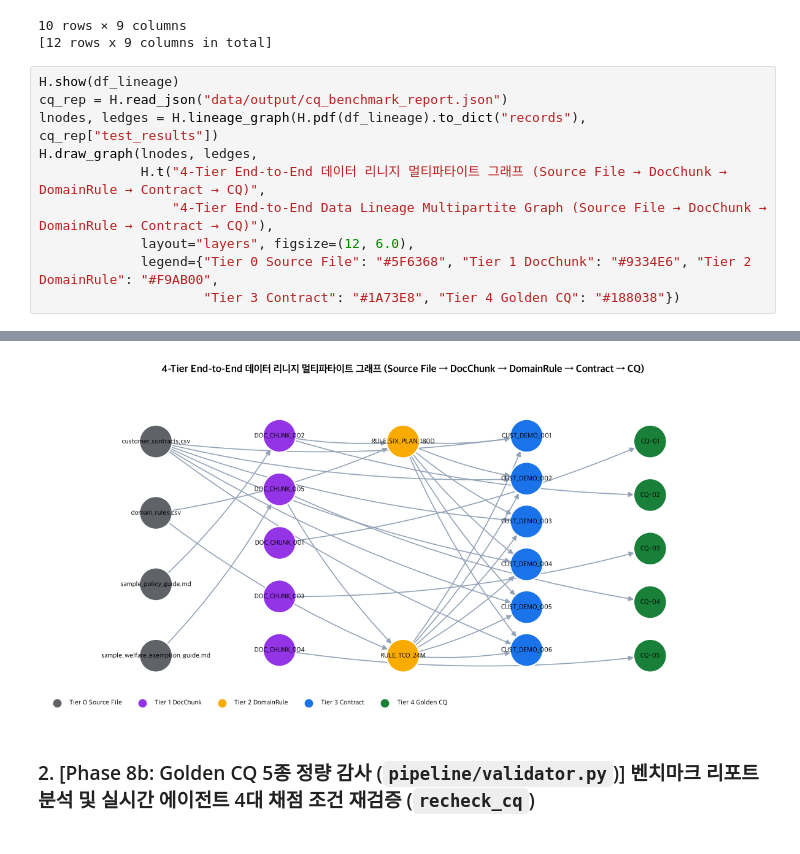
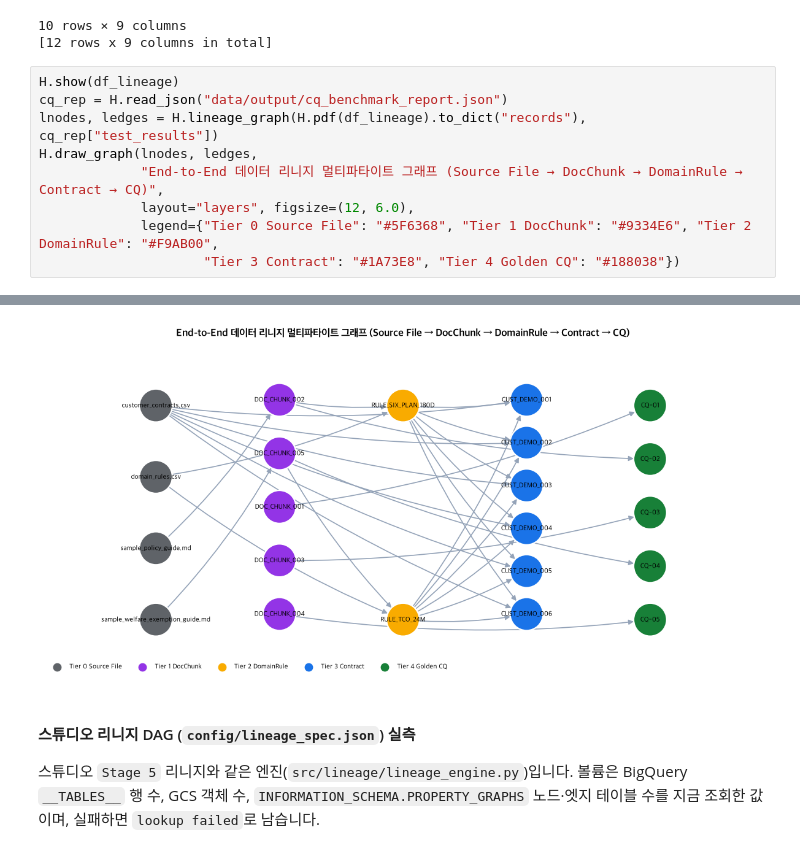
Before and after one commit to seanjungG/agentic-ontology-starter, a Jupyter notebook: notebooks/ko/stage5_lineage_and_evaluation_ko.ipynb, the cells around one changed output, grey strips where cells are left out. Drawn from its saved outputs; the diff is of its cells as text.

```diff
--- a/notebooks/ko/stage5_lineage_and_evaluation_ko.ipynb
+++ b/notebooks/ko/stage5_lineage_and_evaluation_ko.ipynb
@@ -64,28 +64,28 @@ ORDER BY c.contract_id, e.rule_id
 # %%
 H.show(df_lineage)
 cq_rep = H.read_json("data/output/cq_benchmark_report.json")
 lnodes, ledges = H.lineage_graph(H.pdf(df_lineage).to_dict("records"), cq_rep["test_results"])
 H.draw_graph(lnodes, ledges,
-             H.t("4-Tier End-to-End 데이터 리니지 멀티파타이트 그래프 (Source File → DocChunk → DomainRule → Contract → CQ)",
-                 "4-Tier End-to-End Data Lineage Multipartite Graph (Source File → DocChunk → DomainRule → Contract → CQ)"),
+             "End-to-End 데이터 리니지 멀티파타이트 그래프 (Source File → DocChunk → DomainRule → Contract → CQ)",
              layout="layers", figsize=(12, 6.0),
              legend={"Tier 0 Source File": "#5F6368", "Tier 1 DocChunk": "#9334E6", "Tier 2 DomainRule": "#F9AB00",
                      "Tier 3 Contract": "#1A73E8", "Tier 4 Golden CQ": "#188038"})
 # %% [output]
 |  | contract_id | customer_id | device_name | plan_name | policy_id | rule_id | source_chunk_id | anchor | ... |
 | 0 | CONTRACT_DEMO_101 | CUST_DEMO_001 | Galaxy S26 Ultra 256GB | 5G Premier Essential | POL-2026-002 | RULE_SIX_PLAN_180D | DOC_CHUNK_002 | anchor_3003b683cea0 | ... |
 | 1 | CONTRACT_DEMO_101 | CUST_DEMO_001 | Galaxy S26 Ultra 256GB | 5G Premier Essential | POL-2026-002 | RULE_TCO_24M | DOC_CHUNK_005 | anchor_4fbaf9c5cba8 | ... |
 | 2 | CONTRACT_DEMO_102 | CUST_DEMO_002 | Galaxy S26 Ultra 256GB | 5G Premier Super | POL-2026-001 | RULE_SIX_PLAN_180D | DOC_CHUNK_002 | anchor_3003b683cea0 | ... |
 | 3 | CONTRACT_DEMO_102 | CUST_DEMO_002 | Galaxy S26 Ultra 256GB | 5G Premier Super | POL-2026-001 | RULE_TCO_24M | DOC_CHUNK_005 | anchor_4fbaf9c5cba8 | ... |
 | 4 | CONTRACT_DEMO_103 | CUST_DEMO_003 | iPhone 16 Pro 256GB | 5G Premier Essential | POL-2026-005 | RULE_SIX_PLAN_180D | DOC_CHUNK_002 | anchor_3003b683cea0 | ... |
 | 5 | CONTRACT_DEMO_103 | CUST_DEMO_003 | iPhone 16 Pro 256GB | 5G Premier Essential | POL-2026-005 | RULE_TCO_24M | DOC_CHUNK_005 | anchor_4fbaf9c5cba8 | ... |
 | 6 | CONTRACT_DEMO_104 | CUST_DEMO_004 | Galaxy S26 Ultra 512GB | 5G Premier Essential | <NA> | RULE_SIX_PLAN_180D | DOC_CHUNK_002 | anchor_3003b683cea0 | ... |
 | 7 | CONTRACT_DEMO_104 | CUST_DEMO_004 | Galaxy S26 Ultra 512GB | 5G Premier Essential | <NA> | RULE_TCO_24M | DOC_CHUNK_005 | anchor_4fbaf9c5cba8 | ... |
 | 8 | CONTRACT_DEMO_105 | CUST_DEMO_005 | iPhone 16 Pro 512GB | 5G Direct 61 | <NA> | RULE_SIX_PLAN_180D | DOC_CHUNK_002 | anchor_3003b683cea0 | ... |
 | 9 | CONTRACT_DEMO_105 | CUST_DEMO_005 | iPhone 16 Pro 512GB | 5G Direct 61 | <NA> | RULE_TCO_24M | DOC_CHUNK_005 | anchor_4fbaf9c5cba8 | ... |
 | 10 | CONTRACT_DEMO_106 | CUST_DEMO_006 | Galaxy S26 Ultra 256GB | 5G Slim (Baseline Threshold) | POL-2026-003 | RULE_SIX_PLAN_180D | DOC_CHUNK_002 | anchor_3003b683cea0 | ... |
 | 11 | CONTRACT_DEMO_106 | CUST_DEMO_006 | Galaxy S26 Ultra 256GB | 5G Slim (Baseline Threshold) | POL-2026-003 | RULE_TCO_24M | DOC_CHUNK_005 | anchor_4fbaf9c5cba8 | ... |
-[figure, old version]
+[figure, new version]
 # %% [markdown]
-### 2. [Phase 8b: Golden CQ 5종 정량 감사 (`pipeline/validator.py`)] 벤치마크 리포트 분석 및 실시간 에이전트 4대 채점 조건 재검증 (`recheck_cq`)
+#### 스튜디오 리니지 DAG (`config/lineage_spec.json`) 실측
+스튜디오 `Stage 5` 리니지와 같은 엔진(`src/lineage/lineage_engine.py`)입니다. 볼륨은 BigQuery `__TABLES__` 행 수, GCS 객체 수, `INFORMATION_SCHEMA.PROPERTY_GRAPHS` 노드·엣지 테이블 수를 지금 조회한 값이며, 실패하면 `lookup failed`로 남습니다.
 # %%
```
Also changed, not shown: parts of 9 cells of this notebook, 48 other files.
